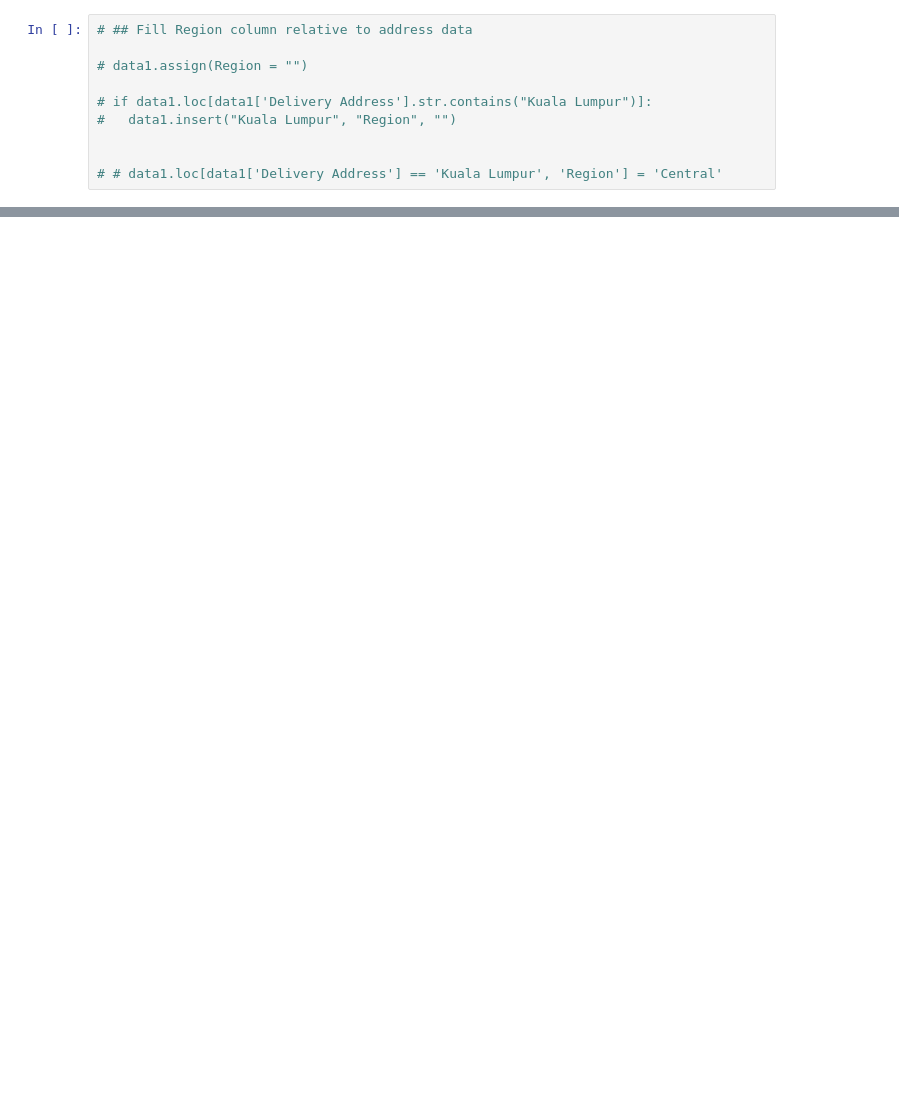
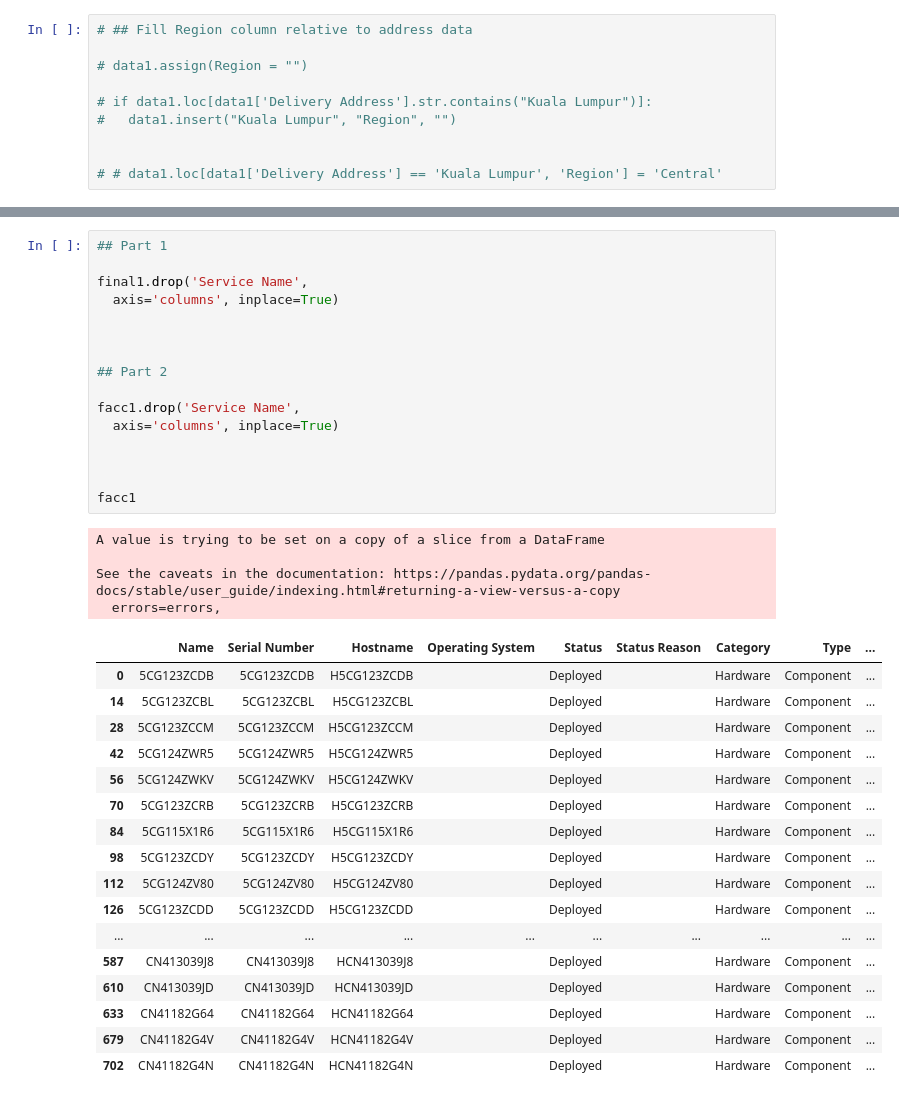
Before and after one commit to zahidhamidi/GEES, a Jupyter notebook: CMDB_Automation.ipynb, the cells around one changed output, grey strips where cells are left out. Saved outputs shown, nothing was run; the diff lists cells and outputs as text; blank space fills up the shorter version.

```diff
--- a/CMDB_Automation.ipynb
+++ b/CMDB_Automation.ipynb
@@ -1041,0 +687,38 @@ DataFrame is written to Excel File successfully.
+# %%
+## Part 1
+
+final1.drop('Service Name',
+  axis='columns', inplace=True)
+
+
+
+## Part 2
+
+facc1.drop('Service Name',
+  axis='columns', inplace=True)
+
+
+
+facc1
+# %% [output]
+A value is trying to be set on a copy of a slice from a DataFrame
+
+See the caveats in the documentation: https://pandas.pydata.org/pandas-docs/stable/user_guide/indexing.html#returning-a-view-versus-a-copy
+  errors=errors,
+|  | Name | Serial Number | Hostname | Operating System | Status | Status Reason | Category | Type | ... |
+| 0 | 5CG123ZCDB | 5CG123ZCDB | H5CG123ZCDB |  | Deployed |  | Hardware | Component | ... |
+| 14 | 5CG123ZCBL | 5CG123ZCBL | H5CG123ZCBL |  | Deployed |  | Hardware | Component | ... |
+| 28 | 5CG123ZCCM | 5CG123ZCCM | H5CG123ZCCM |  | Deployed |  | Hardware | Component | ... |
+| 42 | 5CG124ZWR5 | 5CG124ZWR5 | H5CG124ZWR5 |  | Deployed |  | Hardware | Component | ... |
+| 56 | 5CG124ZWKV | 5CG124ZWKV | H5CG124ZWKV |  | Deployed |  | Hardware | Component | ... |
+| 70 | 5CG123ZCRB | 5CG123ZCRB | H5CG123ZCRB |  | Deployed |  | Hardware | Component | ... |
+| 84 | 5CG115X1R6 | 5CG115X1R6 | H5CG115X1R6 |  | Deployed |  | Hardware | Component | ... |
+| 98 | 5CG123ZCDY | 5CG123ZCDY | H5CG123ZCDY |  | Deployed |  | Hardware | Component | ... |
+| 112 | 5CG124ZV80 | 5CG124ZV80 | H5CG124ZV80 |  | Deployed |  | Hardware | Component | ... |
+| 126 | 5CG123ZCDD | 5CG123ZCDD | H5CG123ZCDD |  | Deployed |  | Hardware | Component | ... |
+| ... | ... | ... | ... | ... | ... | ... | ... | ... | ... |
+| 587 | CN413039J8 | CN413039J8 | HCN413039J8 |  | Deployed |  | Hardware | Component | ... |
+| 610 | CN413039JD | CN413039JD | HCN413039JD |  | Deployed |  | Hardware | Component | ... |
+| 633 | CN41182G64 | CN41182G64 | HCN41182G64 |  | Deployed |  | Hardware | Component | ... |
+| 679 | CN41182G4V | CN41182G4V | HCN41182G4V |  | Deployed |  | Hardware | Component | ... |
+| 702 | CN41182G4N | CN41182G4N | HCN41182G4N |  | Deployed |  | Hardware | Component | ... |
```
Also changed, not shown: parts of 146 cells of this notebook.
